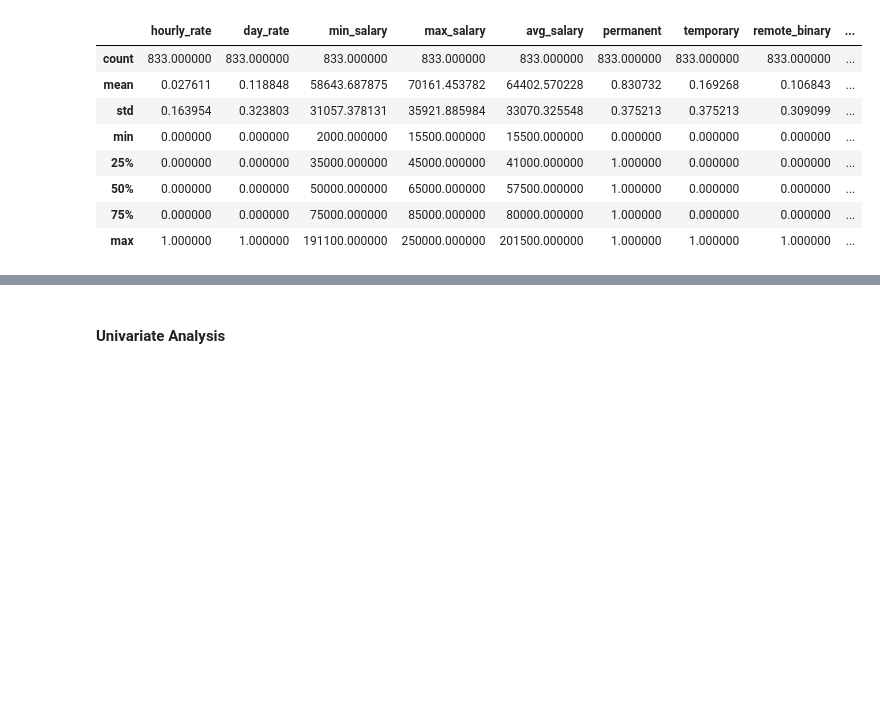
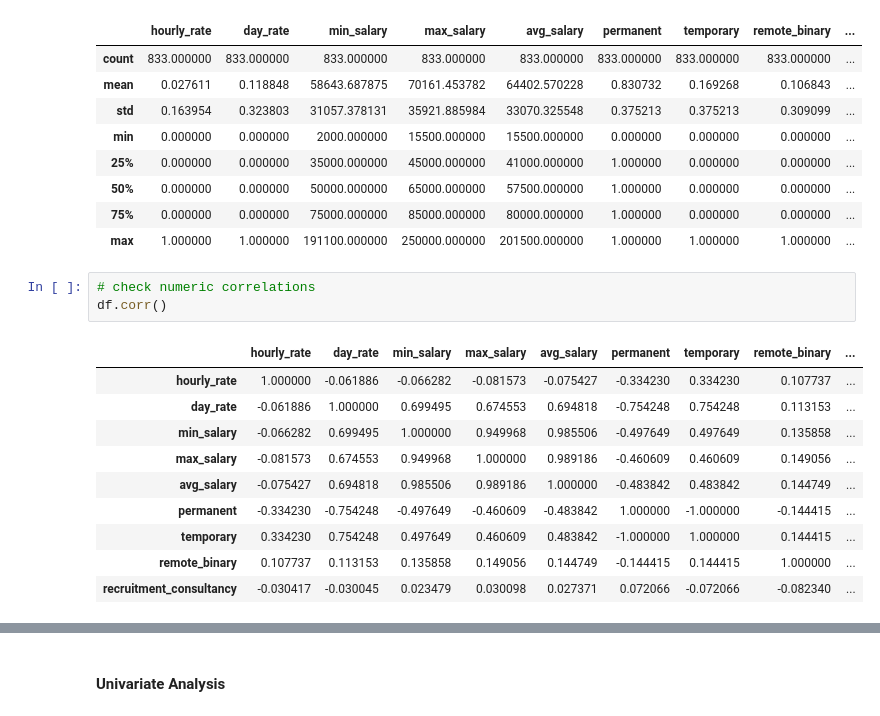
Before and after one commit to mms-mirza/Project_Capstone, a Jupyter notebook: capstone_eda.ipynb, the cells around one changed output, grey strips where cells are left out. Saved outputs shown, nothing was run; the diff lists cells and outputs as text; blank space fills up the shorter version.

```diff
--- a/capstone_eda.ipynb
+++ b/capstone_eda.ipynb
@@ -95,3 +95,17 @@ df.describe()
 | 50% | 0.000000 | 0.000000 | 50000.000000 | 65000.000000 | 57500.000000 | 1.000000 | 0.000000 | 0.000000 | ... |
 | 75% | 0.000000 | 0.000000 | 75000.000000 | 85000.000000 | 80000.000000 | 1.000000 | 0.000000 | 0.000000 | ... |
 | max | 1.000000 | 1.000000 | 191100.000000 | 250000.000000 | 201500.000000 | 1.000000 | 1.000000 | 1.000000 | ... |
+# %%
+# check numeric correlations
+df.corr()
+# %% [output]
+|  | hourly_rate | day_rate | min_salary | max_salary | avg_salary | permanent | temporary | remote_binary | ... |
+| hourly_rate | 1.000000 | -0.061886 | -0.066282 | -0.081573 | -0.075427 | -0.334230 | 0.334230 | 0.107737 | ... |
+| day_rate | -0.061886 | 1.000000 | 0.699495 | 0.674553 | 0.694818 | -0.754248 | 0.754248 | 0.113153 | ... |
+| min_salary | -0.066282 | 0.699495 | 1.000000 | 0.949968 | 0.985506 | -0.497649 | 0.497649 | 0.135858 | ... |
+| max_salary | -0.081573 | 0.674553 | 0.949968 | 1.000000 | 0.989186 | -0.460609 | 0.460609 | 0.149056 | ... |
+| avg_salary | -0.075427 | 0.694818 | 0.985506 | 0.989186 | 1.000000 | -0.483842 | 0.483842 | 0.144749 | ... |
+| permanent | -0.334230 | -0.754248 | -0.497649 | -0.460609 | -0.483842 | 1.000000 | -1.000000 | -0.144415 | ... |
+| temporary | 0.334230 | 0.754248 | 0.497649 | 0.460609 | 0.483842 | -1.000000 | 1.000000 | 0.144415 | ... |
+| remote_binary | 0.107737 | 0.113153 | 0.135858 | 0.149056 | 0.144749 | -0.144415 | 0.144415 | 1.000000 | ... |
+| recruitment_consultancy | -0.030417 | -0.030045 | 0.023479 | 0.030098 | 0.027371 | 0.072066 | -0.072066 | -0.082340 | ... |
```
Also changed, not shown: parts of 6 cells of this notebook, 1 other file.
